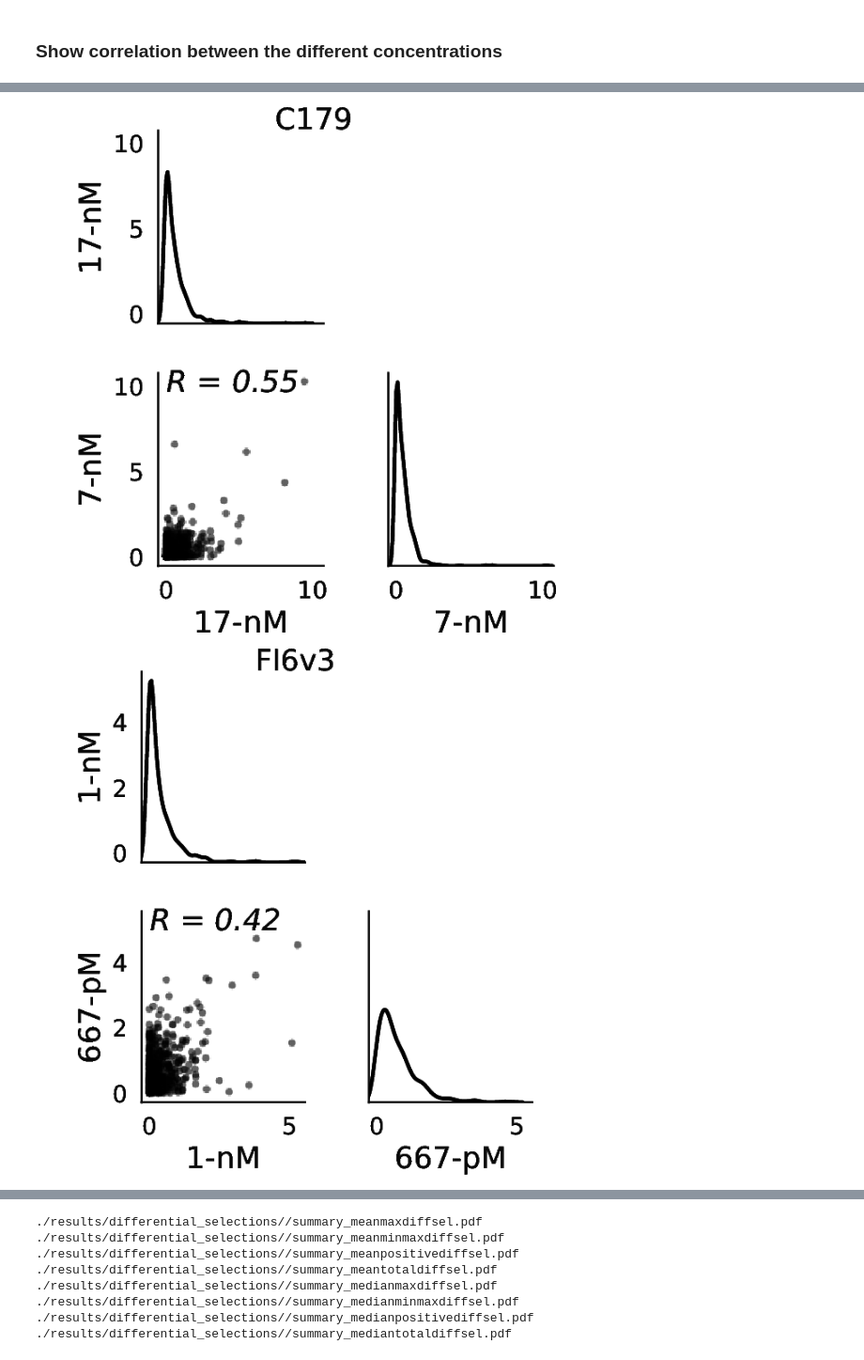
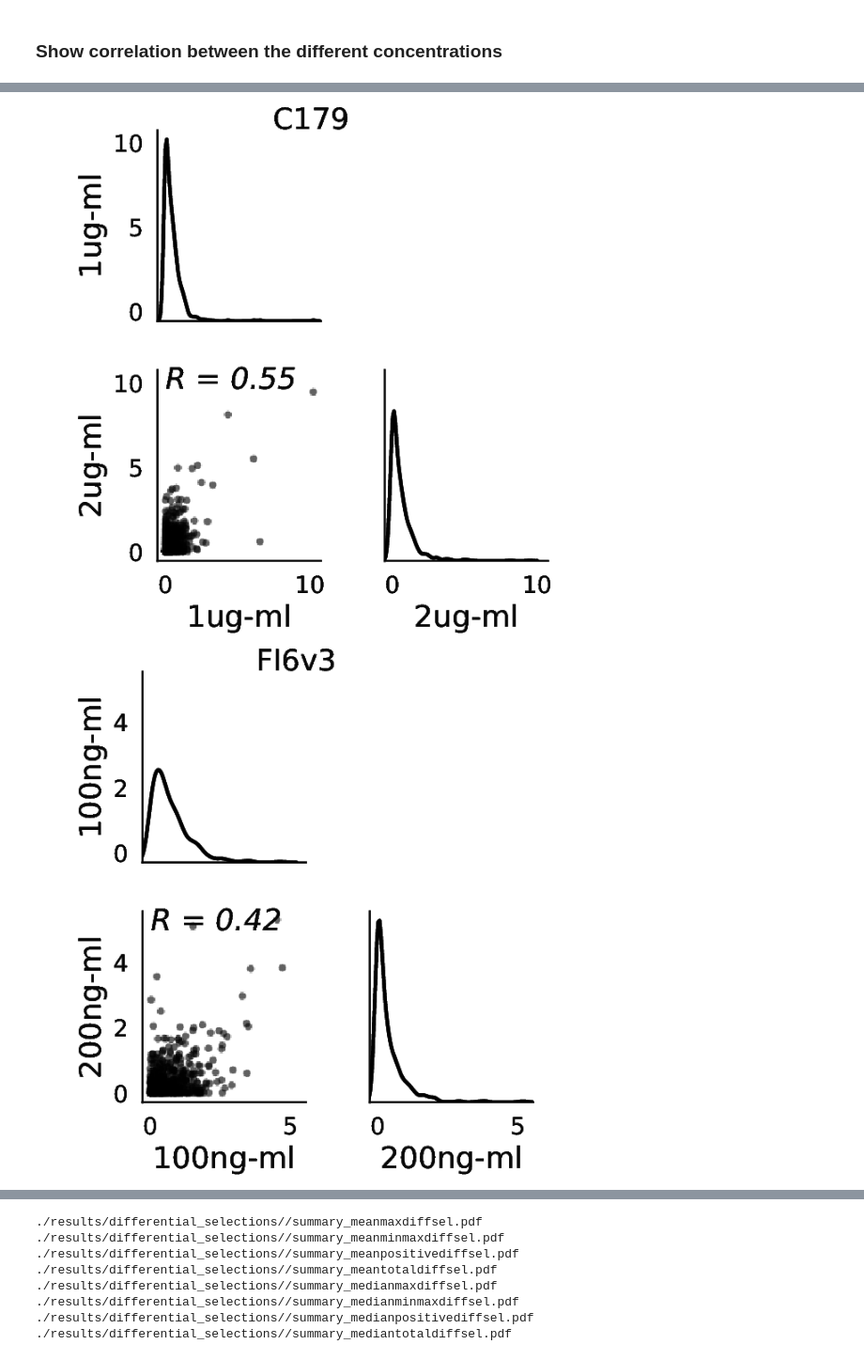
Before and after one commit to jbloomlab/HA_antibody_ease_of_escape, a Jupyter notebook: analysis_code/analysis_notebook.ipynb, the cells around one changed output, grey strips where cells are left out. Shown at 94% size. Cells and saved outputs as stored; diff of their text form; code cells hidden in the pictures.

```diff
--- a/analysis_code/analysis_notebook.ipynb
+++ b/analysis_code/analysis_notebook.ipynb
@@ -455,6 +429,6 @@ showPDF(plotfile)
 # %%
 # C179 concentrations
-concs = ['7-nM', '17-nM']
+concs = ['1ug-ml', '2ug-ml']
 plotfile = diffselprefix + 'conc_corr_C179.pdf'
 dms_tools2.plot.plotCorrMatrix(
         concs,
@@ -463,18 +437,18 @@ dms_tools2.plot.plotCorrMatrix(
         plotfile, 'positive_diffsel', title='C179')
 showPDF(plotfile)
 # %% [output]
-[figure, old version]
+[figure, new version]
 # %%
 # FI6v3 concentrations
-concs = ['667-pM', '1-nM']
+concs = ['100ng-ml', '200ng-ml']
 plotfile = diffselprefix + 'conc_corr_FI6v3.pdf'
 dms_tools2.plot.plotCorrMatrix(
         concs,
         [diffselprefix + 'FI6v3-{0}-meansitediffsel.csv'.format(c)
                 for c in concs],
         plotfile, 'positive_diffsel', title='FI6v3')
 showPDF(plotfile)
 # %% [output]
-[figure, old version]
+[figure, new version]
 # %%
 # H17L19 concentrations
```
Also changed, not shown: parts of 36 cells of this notebook, 1 other file.
